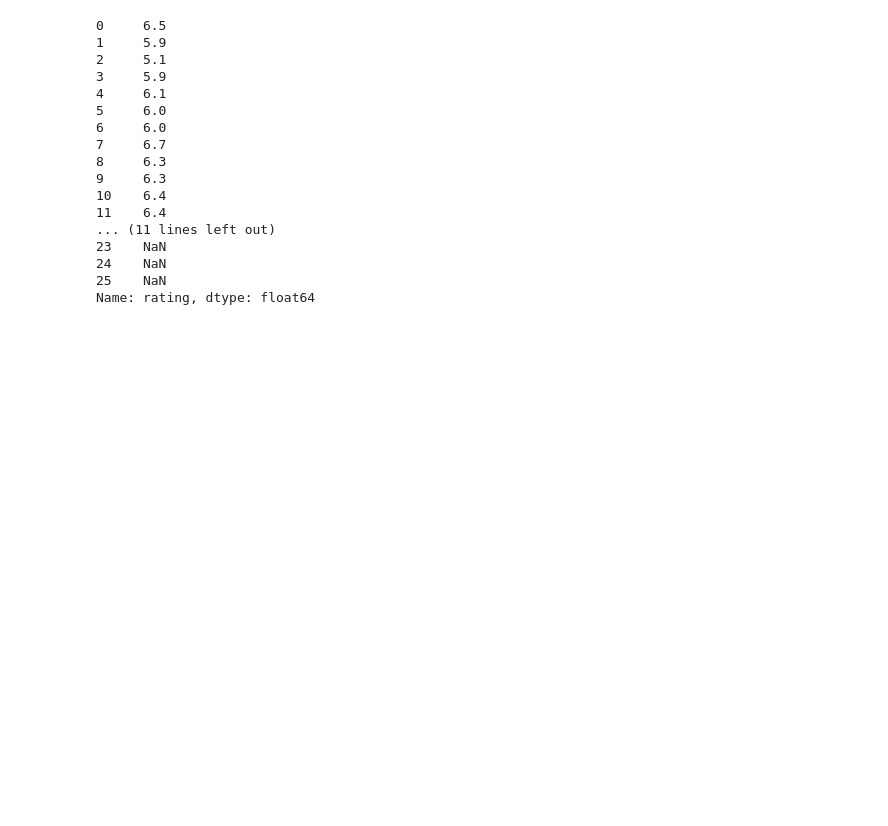
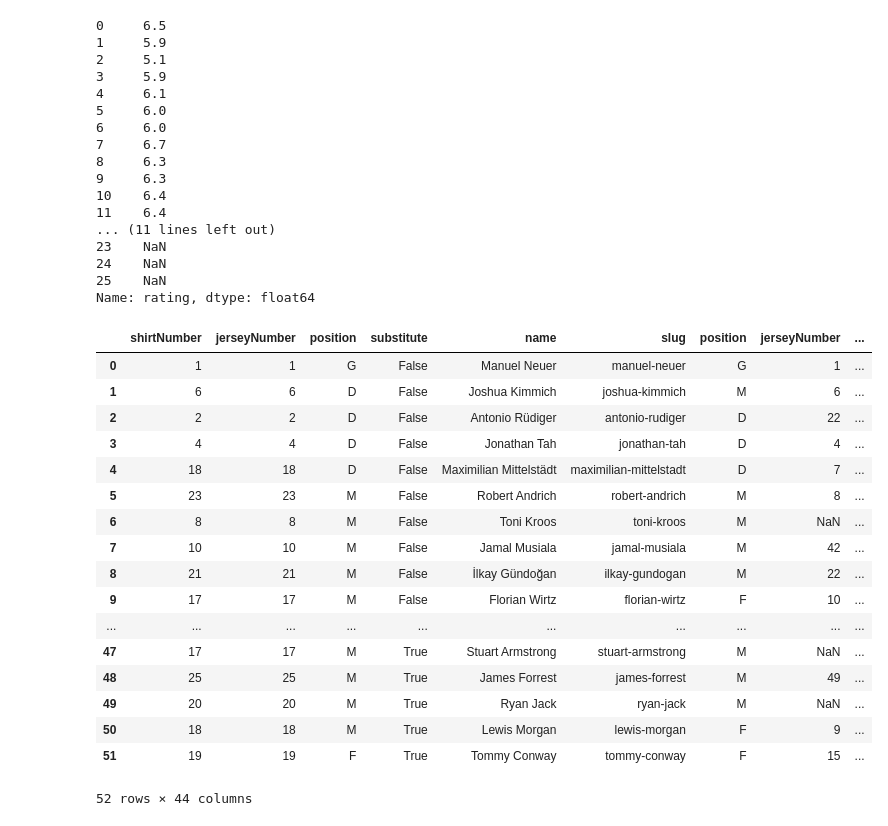
Before and after one commit to SFETNI/Omdena-UEFAEURO2024, a Jupyter notebook: task1-data-collection/sofascore-lineup-event-data.ipynb, the cells around one changed output. Saved outputs shown, nothing was run; the diff lists cells and outputs as text; code cells hidden in the pictures; blank space fills up the shorter version.

```diff
--- a/task1-data-collection/sofascore-lineup-event-data.ipynb
+++ b/task1-data-collection/sofascore-lineup-event-data.ipynb
@@ -103,7 +198,7 @@ Index(['shirtNumber', 'jerseyNumber', 'position', 'substitute', 'player.name',
       dtype='object')
 # %%
 standard_columns = [
-'shirtNumber', 'jerseyNumber', 'position', 'substitute', 'player.name',
+'shirtNumber', 'jerseyNumber', 'position', 'substitute',
        'player.slug', 'player.position',
        'player.jerseyNumber','player.country.name',
        'statistics.totalPass', 'statistics.accuratePass',
@@ -156,6 +251,7 @@ Index(['shirtNumber', 'jerseyNumber', 'position', 'substitute', 'player.name',
 # %%
 home_lineups.columns = home_lineups.columns.str.replace('statistics.','')
 home_lineups.columns = home_lineups.columns.str.replace('player.','')
+home_lineups.columns = home_lineups.columns.str.replace('slug','player_name')
 # %%
 home_lineups.columns
 # %% [output]
@@ -228,6 +324,7 @@ away_lineups.shape
 # %%
 away_lineups.columns = away_lineups.columns.str.replace('statistics.','')
 away_lineups.columns = away_lineups.columns.str.replace('player.','')
+away_lineups.columns = away_lineups.columns.str.replace('slug','player_name')
 # %%
 away_lineups.info()
 # %% [output]
@@ -292,3 +389,26 @@ away_lineups['rating']
 24    NaN
 25    NaN
 Name: rating, dtype: float64
+# %%
+lineups = pd.concat([home_lineups, away_lineups], ignore_index=True)
+# %%
+lineups
+# %% [output]
+|  | shirtNumber | jerseyNumber | position | substitute | name | slug | position | jerseyNumber | ... |
+| 0 | 1 | 1 | G | False | Manuel Neuer | manuel-neuer | G | 1 | ... |
+| 1 | 6 | 6 | D | False | Joshua Kimmich | joshua-kimmich | M | 6 | ... |
+| 2 | 2 | 2 | D | False | Antonio Rüdiger | antonio-rudiger | D | 22 | ... |
+| 3 | 4 | 4 | D | False | Jonathan Tah | jonathan-tah | D | 4 | ... |
+| 4 | 18 | 18 | D | False | Maximilian Mittelstädt | maximilian-mittelstadt | D | 7 | ... |
+| 5 | 23 | 23 | M | False | Robert Andrich | robert-andrich | M | 8 | ... |
+| 6 | 8 | 8 | M | False | Toni Kroos | toni-kroos | M | NaN | ... |
+| 7 | 10 | 10 | M | False | Jamal Musiala | jamal-musiala | M | 42 | ... |
+| 8 | 21 | 21 | M | False | İlkay Gündoğan | ilkay-gundogan | M | 22 | ... |
+| 9 | 17 | 17 | M | False | Florian Wirtz | florian-wirtz | F | 10 | ... |
+| ... | ... | ... | ... | ... | ... | ... | ... | ... | ... |
+| 47 | 17 | 17 | M | True | Stuart Armstrong | stuart-armstrong | M | NaN | ... |
+| 48 | 25 | 25 | M | True | James Forrest | james-forrest | M | 49 | ... |
+| 49 | 20 | 20 | M | True | Ryan Jack | ryan-jack | M | NaN | ... |
+| 50 | 18 | 18 | M | True | Lewis Morgan | lewis-morgan | F | 9 | ... |
+| 51 | 19 | 19 | F | True | Tommy Conway | tommy-conway | F | 15 | ... |
+52 rows × 44 columns
```
Also changed, not shown: parts of 8 cells of this notebook, 3 other files.
